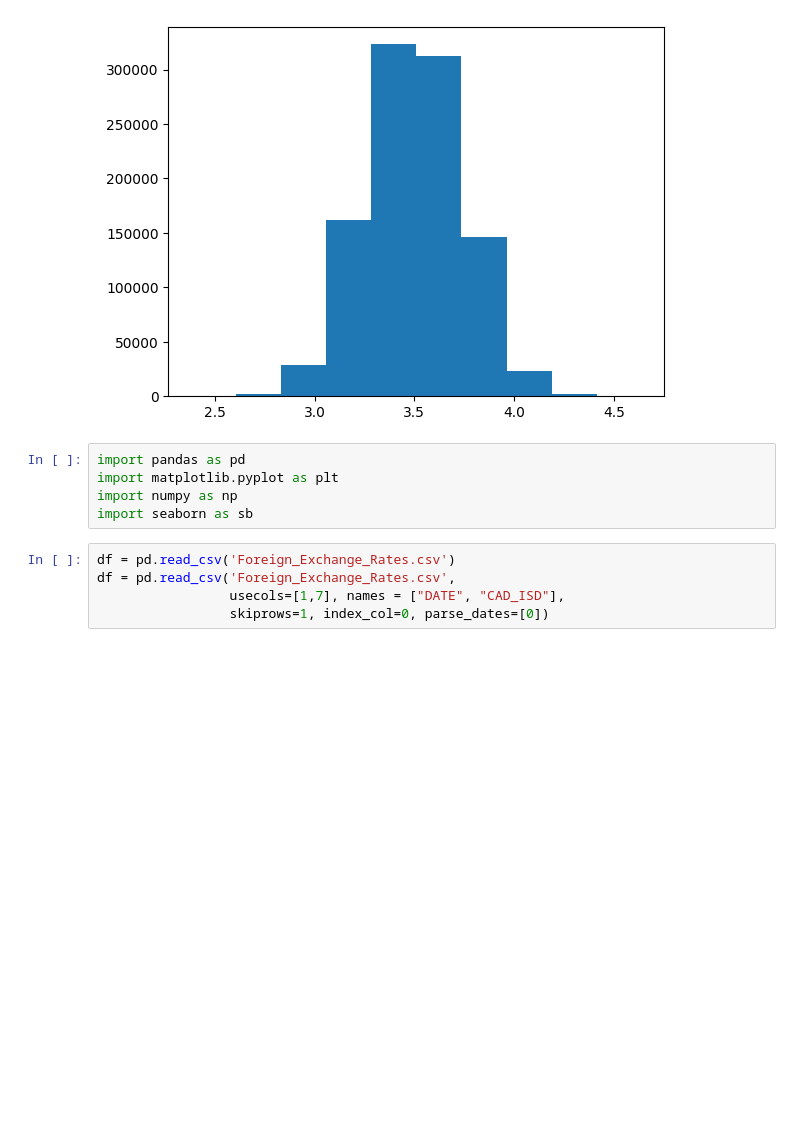
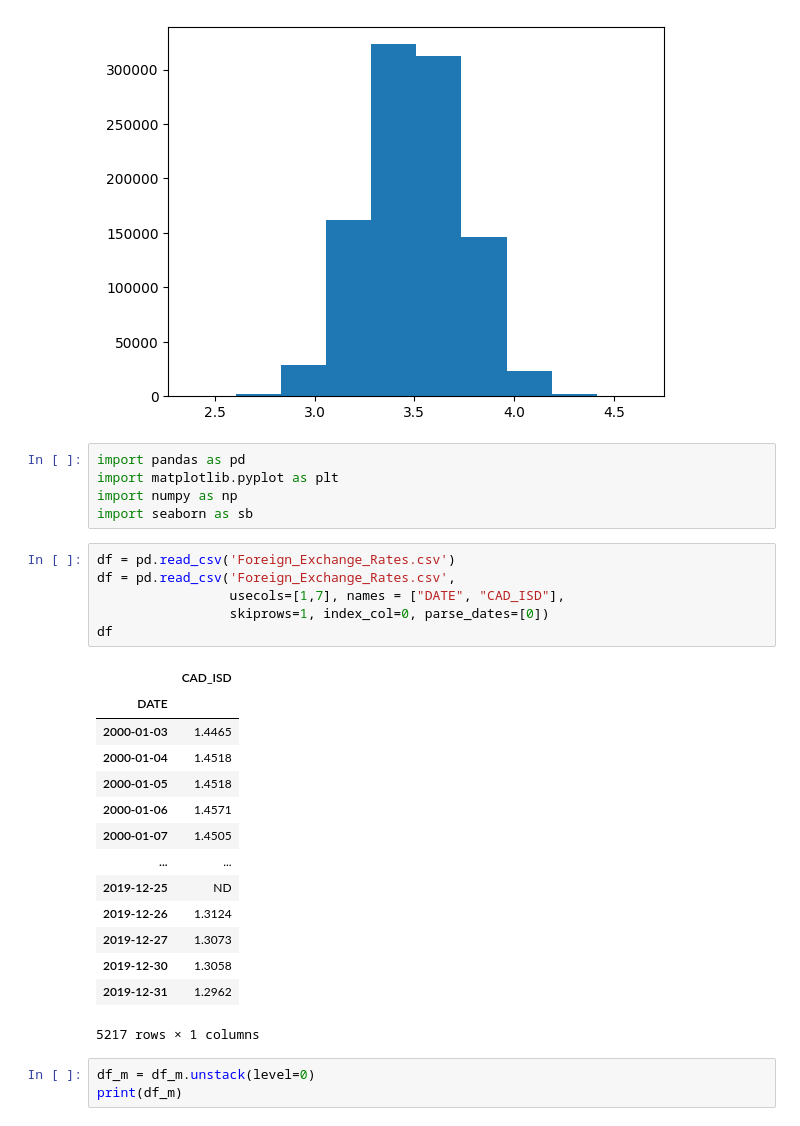
Before and after one commit to HemanthKR07/C_PES, a Jupyter notebook: Angad_PES/MCSE/Untitled.ipynb, the cells around one changed output. Saved outputs shown, nothing was run; the diff lists cells and outputs as text; blank space fills up the shorter version.

```diff
--- a/Angad_PES/MCSE/Untitled.ipynb
+++ b/Angad_PES/MCSE/Untitled.ipynb
@@ -162,5 +162,24 @@ import seaborn as sb
 # %%
 df = pd.read_csv('Foreign_Exchange_Rates.csv')
 df = pd.read_csv('Foreign_Exchange_Rates.csv',
                  usecols=[1,7], names = ["DATE", "CAD_ISD"],
                  skiprows=1, index_col=0, parse_dates=[0])
+df
+# %% [output]
+|  | CAD_ISD |
+| DATE |  |
+| 2000-01-03 | 1.4465 |
+| 2000-01-04 | 1.4518 |
+| 2000-01-05 | 1.4518 |
+| 2000-01-06 | 1.4571 |
+| 2000-01-07 | 1.4505 |
+| ... | ... |
+| 2019-12-25 | ND |
+| 2019-12-26 | 1.3124 |
+| 2019-12-27 | 1.3073 |
+| 2019-12-30 | 1.3058 |
+| 2019-12-31 | 1.2962 |
+5217 rows × 1 columns
+# %%
+df_m = df_m.unstack(level=0)
+print(df_m)
```
